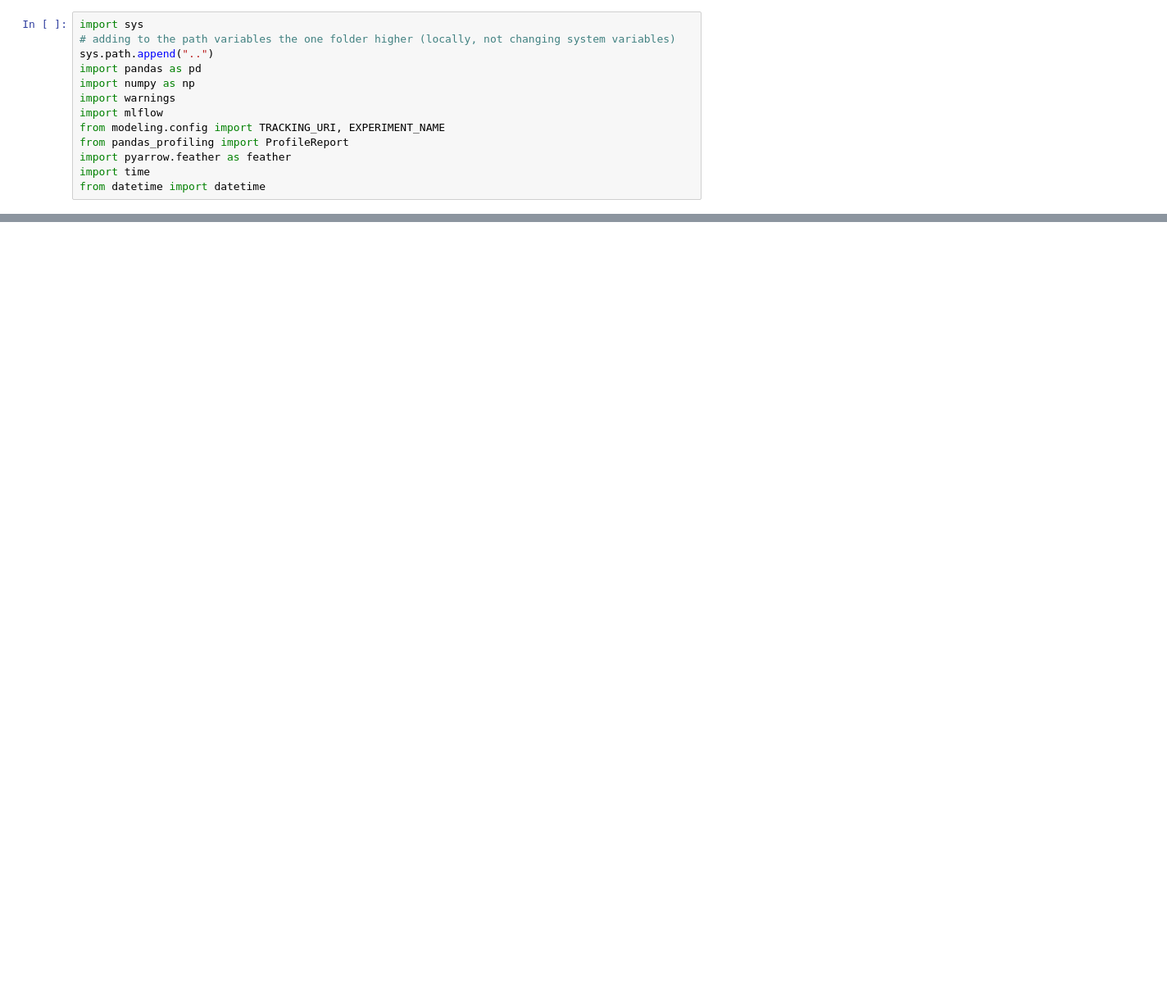
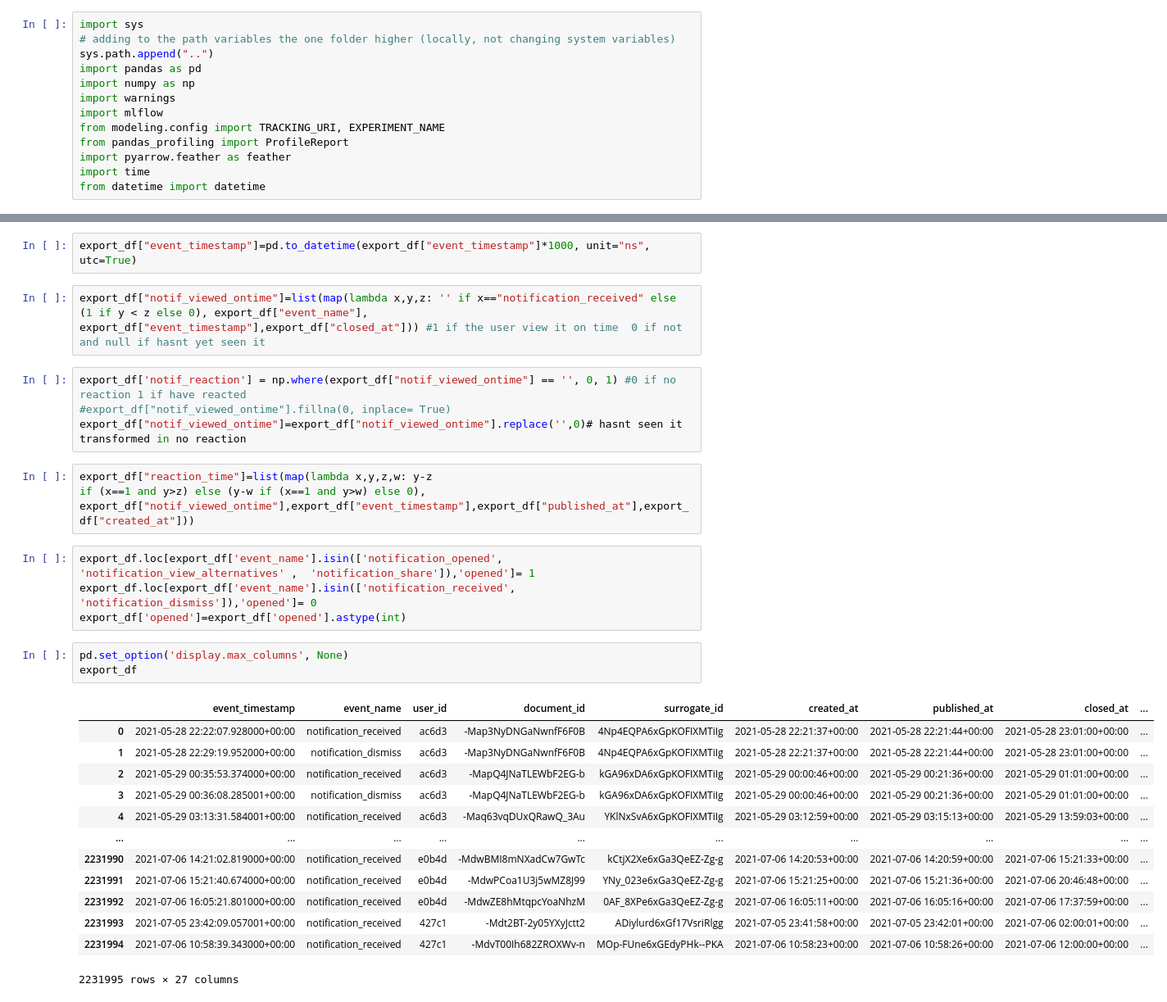
Before and after one commit to ComMutants/Capstone-WIMT, a Jupyter notebook: notebooks/CHRIS_EDA.ipynb, the cells around one changed output, grey strips where cells are left out. Shown: that part at 82% size. Drawn from its saved outputs; the diff is of its cells as text; blank space fills up the shorter version.

```diff
--- a/notebooks/CHRIS_EDA.ipynb
+++ b/notebooks/CHRIS_EDA.ipynb
@@ -18 +16,34 @@ FileNotFoundError: [Errno 2] Failed to open local file '../data/cleaned_data.fea
+# %%
+export_df["event_timestamp"]=pd.to_datetime(export_df["event_timestamp"]*1000, unit="ns", utc=True)
+# %%
+export_df["notif_viewed_ontime"]=list(map(lambda x,y,z: '' if x=="notification_received" else (1 if y < z else 0), export_df["event_name"], export_df["event_timestamp"],export_df["closed_at"])) #1 if the user view it on time  0 if not  and null if hasnt yet seen it
+# %%
+export_df['notif_reaction'] = np.where(export_df["notif_viewed_ontime"] == '', 0, 1) #0 if no reaction 1 if have reacted
+#export_df["notif_viewed_ontime"].fillna(0, inplace= True)
+export_df["notif_viewed_ontime"]=export_df["notif_viewed_ontime"].replace('',0)# hasnt seen it transformed in no reaction
+# %%
+export_df["reaction_time"]=list(map(lambda x,y,z,w: y-z
+if (x==1 and y>z) else (y-w if (x==1 and y>w) else 0),
+export_df["notif_viewed_ontime"],export_df["event_timestamp"],export_df["published_at"],export_df["created_at"]))
+# %%
+export_df.loc[export_df['event_name'].isin(['notification_opened', 'notification_view_alternatives' ,  'notification_share']),'opened']= 1
+export_df.loc[export_df['event_name'].isin(['notification_received', 'notification_dismiss']),'opened']= 0
+export_df['opened']=export_df['opened'].astype(int)
+# %%
+pd.set_option('display.max_columns', None)
+export_df
+# %% [output]
+|  | event_timestamp | event_name | user_id | document_id | surrogate_id | created_at | published_at | closed_at | ... |
+| 0 | 2021-05-28 22:22:07.928000+00:00 | notification_received | ac6d3 | -Map3NyDNGaNwnfF6F0B | 4Np4EQPA6xGpKOFIXMTiIg | 2021-05-28 22:21:37+00:00 | 2021-05-28 22:21:44+00:00 | 2021-05-28 23:01:00+00:00 | ... |
+| 1 | 2021-05-28 22:29:19.952000+00:00 | notification_dismiss | ac6d3 | -Map3NyDNGaNwnfF6F0B | 4Np4EQPA6xGpKOFIXMTiIg | 2021-05-28 22:21:37+00:00 | 2021-05-28 22:21:44+00:00 | 2021-05-28 23:01:00+00:00 | ... |
+| 2 | 2021-05-29 00:35:53.374000+00:00 | notification_received | ac6d3 | -MapQ4JNaTLEWbF2EG-b | kGA96xDA6xGpKOFIXMTiIg | 2021-05-29 00:00:46+00:00 | 2021-05-29 00:21:36+00:00 | 2021-05-29 01:01:00+00:00 | ... |
+| 3 | 2021-05-29 00:36:08.285001+00:00 | notification_dismiss | ac6d3 | -MapQ4JNaTLEWbF2EG-b | kGA96xDA6xGpKOFIXMTiIg | 2021-05-29 00:00:46+00:00 | 2021-05-29 00:21:36+00:00 | 2021-05-29 01:01:00+00:00 | ... |
+| 4 | 2021-05-29 03:13:31.584001+00:00 | notification_received | ac6d3 | -Maq63vqDUxQRawQ_3Au | YKlNxSvA6xGpKOFIXMTiIg | 2021-05-29 03:12:59+00:00 | 2021-05-29 03:15:13+00:00 | 2021-05-29 13:59:03+00:00 | ... |
+| ... | ... | ... | ... | ... | ... | ... | ... | ... | ... |
+| 2231990 | 2021-07-06 14:21:02.819000+00:00 | notification_received | e0b4d | -MdwBMI8mNXadCw7GwTc | kCtjX2Xe6xGa3QeEZ-Zg-g | 2021-07-06 14:20:53+00:00 | 2021-07-06 14:20:59+00:00 | 2021-07-06 15:21:33+00:00 | ... |
+| 2231991 | 2021-07-06 15:21:40.674000+00:00 | notification_received | e0b4d | -MdwPCoa1U3j5wMZ8J99 | YNy_023e6xGa3QeEZ-Zg-g | 2021-07-06 15:21:25+00:00 | 2021-07-06 15:21:36+00:00 | 2021-07-06 20:46:48+00:00 | ... |
+| 2231992 | 2021-07-06 16:05:21.801000+00:00 | notification_received | e0b4d | -MdwZE8hMtqpcYoaNhzM | 0AF_8XPe6xGa3QeEZ-Zg-g | 2021-07-06 16:05:11+00:00 | 2021-07-06 16:05:16+00:00 | 2021-07-06 17:37:59+00:00 | ... |
+| 2231993 | 2021-07-05 23:42:09.057001+00:00 | notification_received | 427c1 | -Mdt2BT-2y05YXyJctt2 | ADiylurd6xGf17VsriRlgg | 2021-07-05 23:41:58+00:00 | 2021-07-05 23:42:01+00:00 | 2021-07-06 02:00:01+00:00 | ... |
+| 2231994 | 2021-07-06 10:58:39.343000+00:00 | notification_received | 427c1 | -MdvT00Ih682ZROXWv-n | MOp-FUne6xGEdyPHk--PKA | 2021-07-06 10:58:23+00:00 | 2021-07-06 10:58:26+00:00 | 2021-07-06 12:00:00+00:00 | ... |
+2231995 rows × 27 columns
 # %%
```
Also changed, not shown: parts of 15 cells of this notebook.
